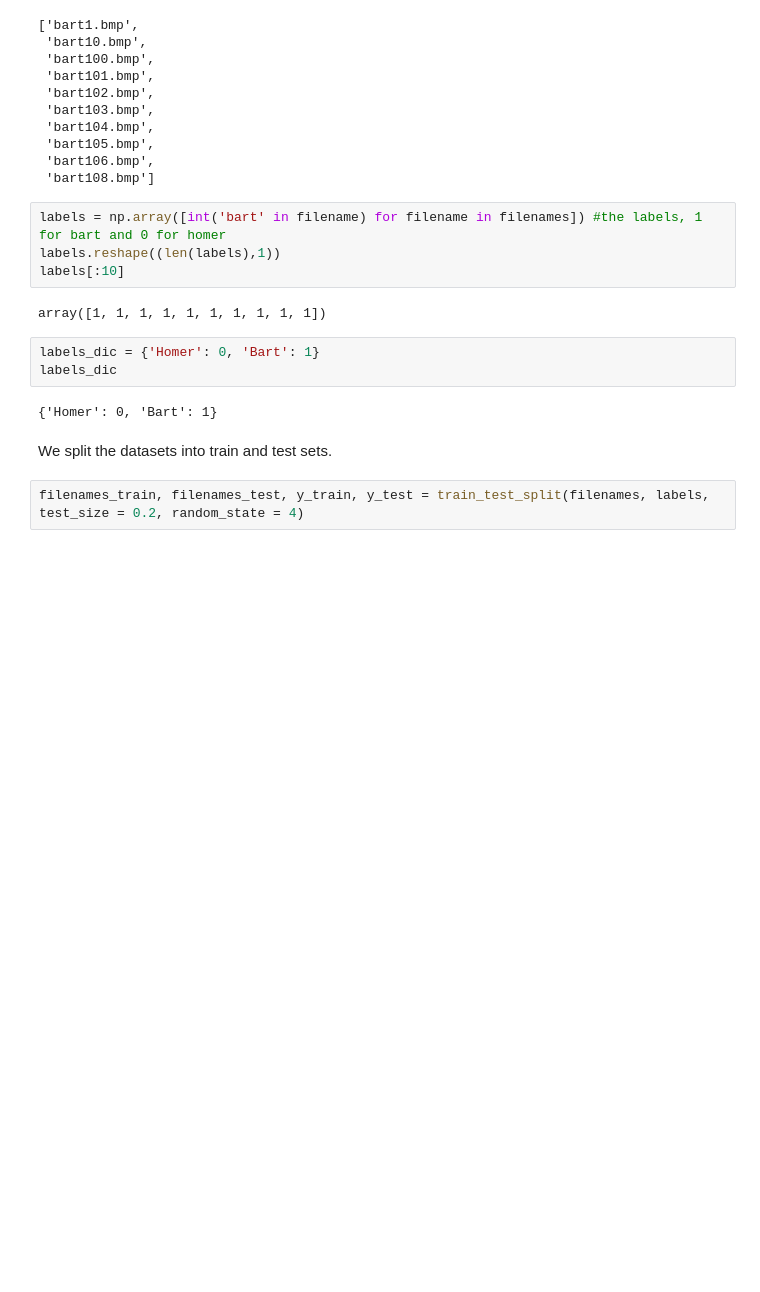
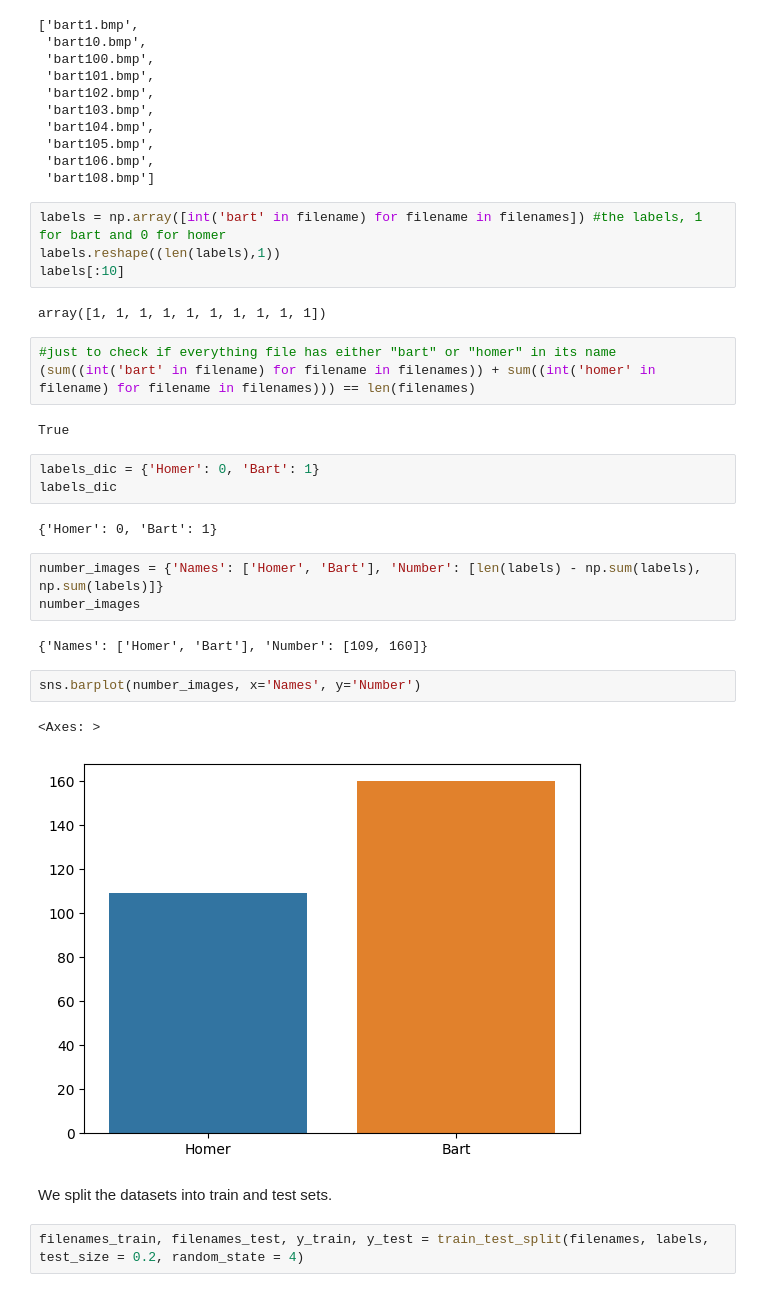
Before and after one commit to aurelegermain/OpenCV, a Jupyter notebook: svm-classification-with-opencv.ipynb, the cells around one changed output. Drawn from its saved outputs; the diff is of its cells as text; blank space fills up the shorter version.

```diff
--- a/svm-classification-with-opencv.ipynb
+++ b/svm-classification-with-opencv.ipynb
@@ -62,11 +63,26 @@ labels.reshape((len(labels),1))
 labels[:10]
 # %% [output]
 array([1, 1, 1, 1, 1, 1, 1, 1, 1, 1])
+# %%
+#just to check if everything file has either "bart" or "homer" in its name
+(sum((int('bart' in filename) for filename in filenames)) + sum((int('homer' in filename) for filename in filenames))) == len(filenames)
+# %% [output]
+True
 # %%
 labels_dic = {'Homer': 0, 'Bart': 1}
 labels_dic
 # %% [output]
 {'Homer': 0, 'Bart': 1}
+# %%
+number_images = {'Names': ['Homer', 'Bart'], 'Number': [len(labels) - np.sum(labels), np.sum(labels)]}
+number_images
+# %% [output]
+{'Names': ['Homer', 'Bart'], 'Number': [109, 160]}
+# %%
+sns.barplot(number_images, x='Names', y='Number')
+# %% [output]
+<Axes: >
+[figure, added]
 # %% [markdown]
 We split the datasets into train and test sets.
 # %%
```
Also changed, not shown: parts of 46 cells of this notebook.
